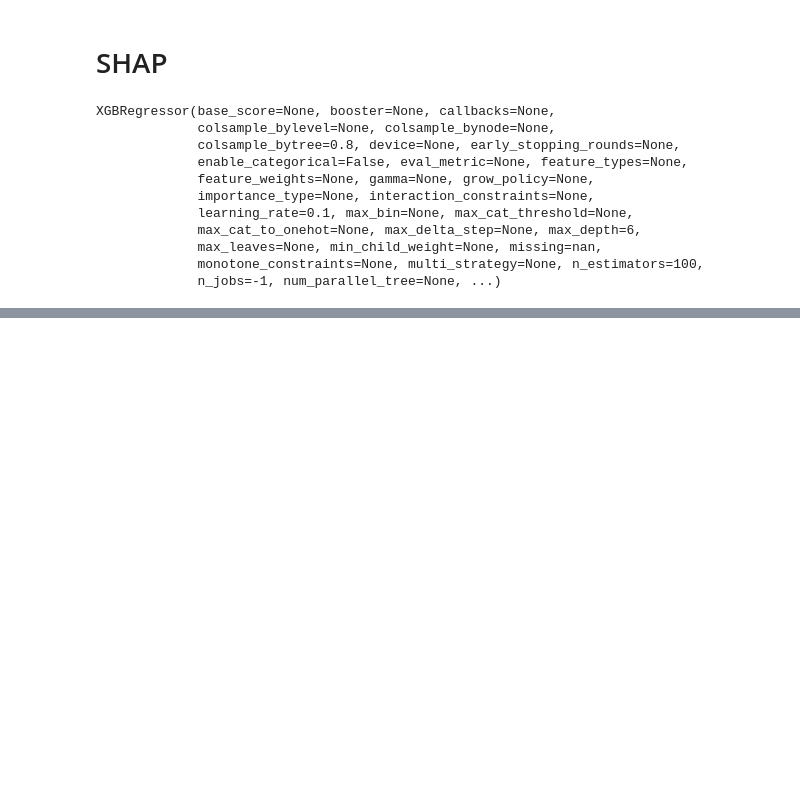
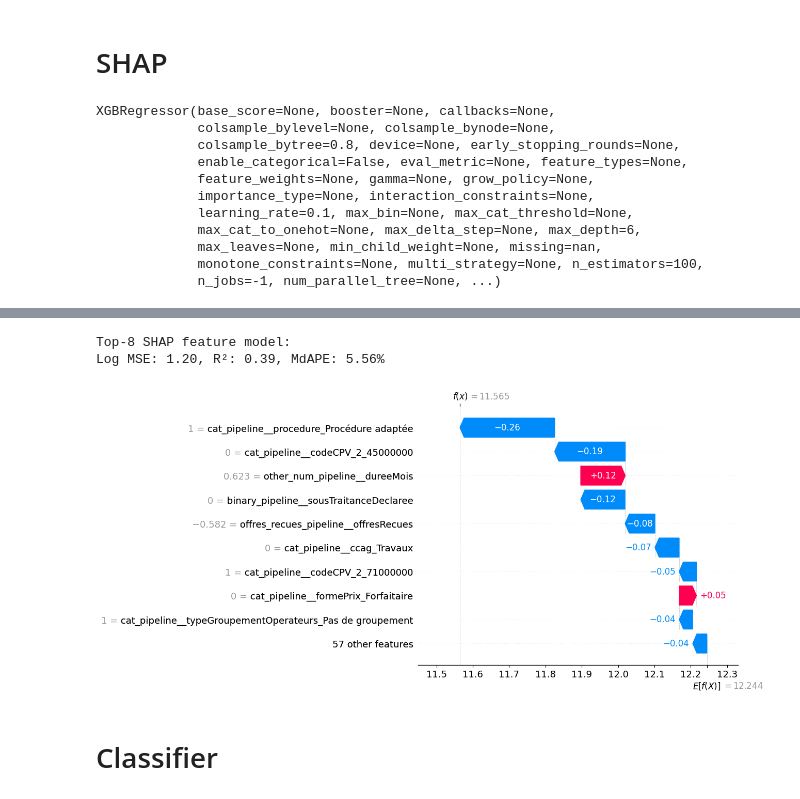
Before and after one commit to RonanB400/decp_ml, a Jupyter notebook: notebooks/JH_process-and-model.ipynb, the cells around one changed output, grey strips where cells are left out. Saved outputs shown, nothing was run; the diff lists cells and outputs as text; code cells hidden in the pictures; blank space fills up the shorter version.

```diff
--- a/notebooks/JH_process-and-model.ipynb
+++ b/notebooks/JH_process-and-model.ipynb
@@ -363,0 +398,22 @@ shap_values = explainer(X_train_processed)
+# %%
+X_top = X_train_processed[top_features]
+model_top = XGBRegressor(random_state=42)
+model_top.fit(X_top, y_train_log)
+
+# Evaluate
+y_pred_top = model_top.predict(X_top)
+mse = mean_squared_error(y_train_log, y_pred_top)
+r2 = r2_score(y_train_log, y_pred_top)
+mdape = np.median(np.abs((y_train_log - y_pred_top) / y_train_log)) * 100
+
+print(f"Top-{top_n} SHAP feature model:")
+print(f"Log MSE: {mse:.2f}, R²: {r2:.2f}, MdAPE: {mdape:.2f}%")
+# %% [output]
+Top-8 SHAP feature model:
+Log MSE: 1.20, R²: 0.39, MdAPE: 5.56%
+# %%
+shap.plots.waterfall(shap_values[0])  # First example
+# %% [output]
+[figure, added]
+# %% [markdown]
+# Classifier
```
Also changed, not shown: parts of 9 cells of this notebook.
